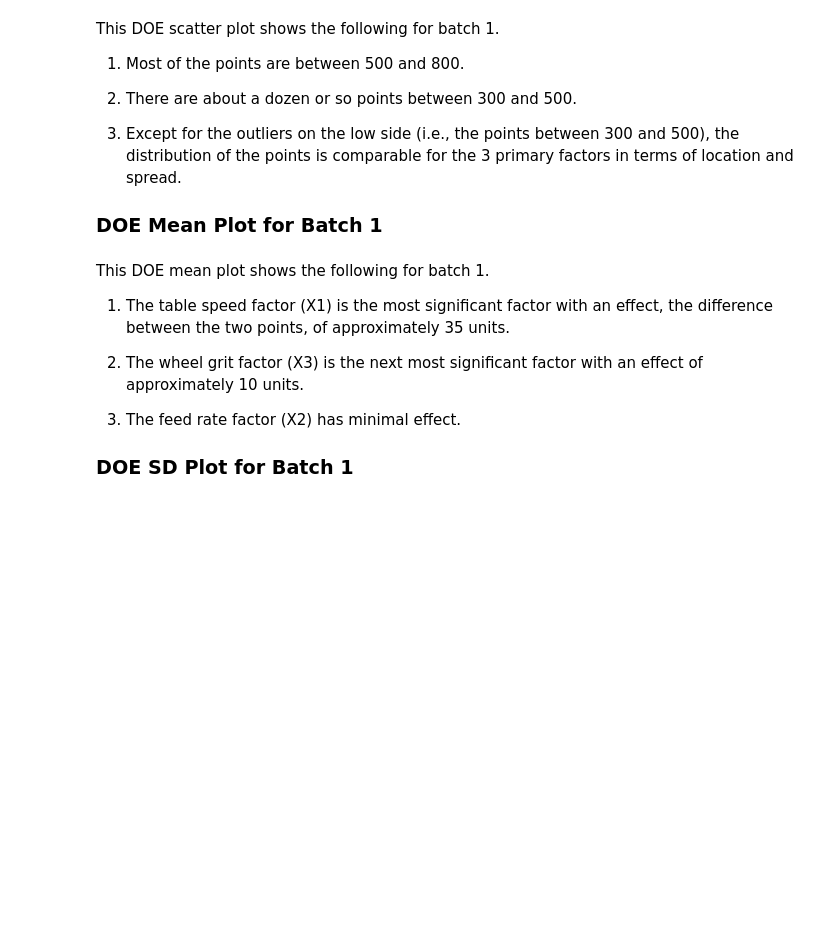
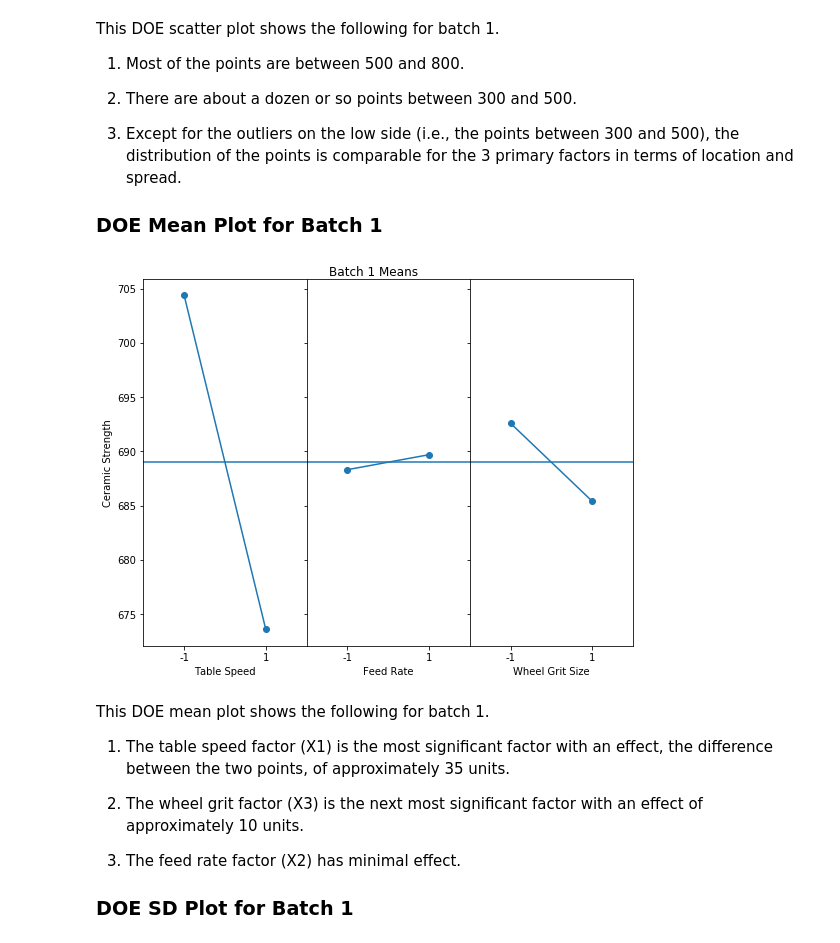
Before and after one commit to buidinhan/eda, a Jupyter notebook: case_studies/ceramic_strength.ipynb, the cells around one changed output. Saved outputs shown, nothing was run; the diff lists cells and outputs as text; code cells hidden in the pictures; blank space fills up the shorter version.

```diff
--- a/case_studies/ceramic_strength.ipynb
+++ b/case_studies/ceramic_strength.ipynb
@@ -471,3 +470,10 @@ This DOE scatter plot shows the following for batch 1.
+# %%
+doe_statistic_plot(df[df["Batch"]==1], "Y", ["X1", "X2", "X3"],
+                   x_labels=["Table Speed", "Feed Rate", "Wheel Grit Size"],
+                   y_label="Ceramic Strength", title="Batch 1 Means",
+                   show_overall_statistic=True, marker="o")
+# %% [output]
+[figure, added]
 # %% [markdown]
 This DOE mean plot shows the following for batch 1.
 
```
Also changed, not shown: parts of 11 cells of this notebook.
